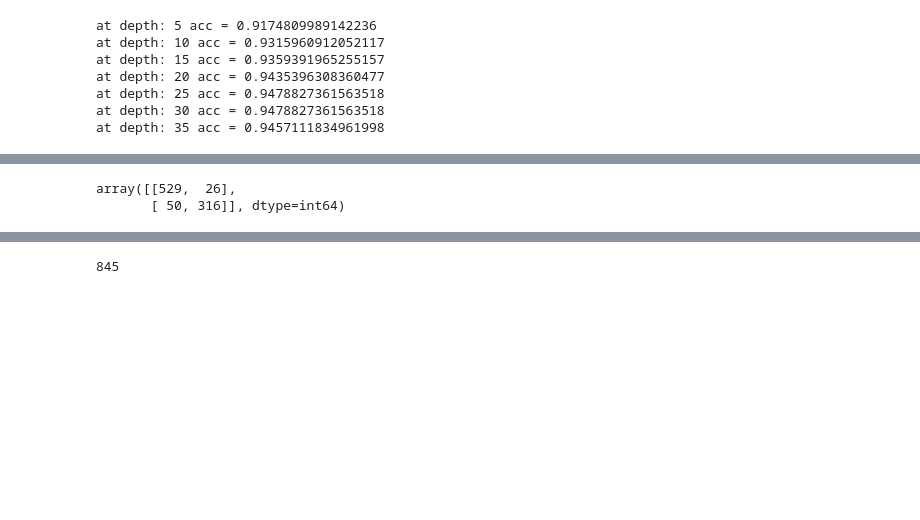
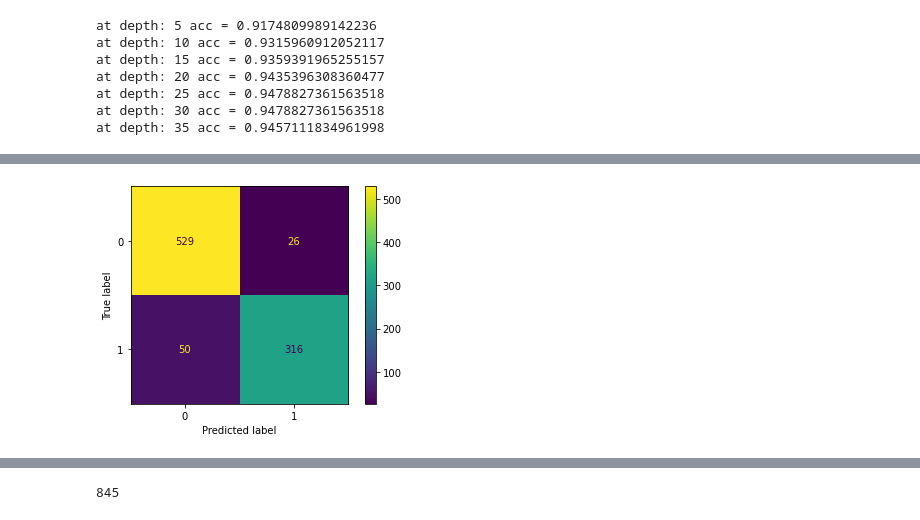
Before and after one commit to bdjulian/bdjulian.github.io, a Jupyter notebook: Projects/spam-minilab.ipynb, the cells around one changed output, grey strips where cells are left out. Cells and saved outputs as stored; diff of their text form; code cells hidden in the pictures; blank space fills up the shorter version.

Commit message:
confusion matrix
more words, need PR

```diff
--- a/Projects/spam-minilab.ipynb
+++ b/Projects/spam-minilab.ipynb
@@ -242,5 +249,6 @@ Looking at the results of our functions. I would argue even the added complexity
-# %%
-metrics.confusion_matrix(y_test,preds)
-# %% [output]
-array([[529,  26],
-       [ 50, 316]], dtype=int64)
+# %%
+cm = metrics.confusion_matrix(y_test,preds)
+metrics.plot_confusion_matrix(rf_classifier, X_test, y_test)
+plt.show()
+# %% [output]
+[figure, added]
```
Also changed, not shown: parts of 3 cells of this notebook.
